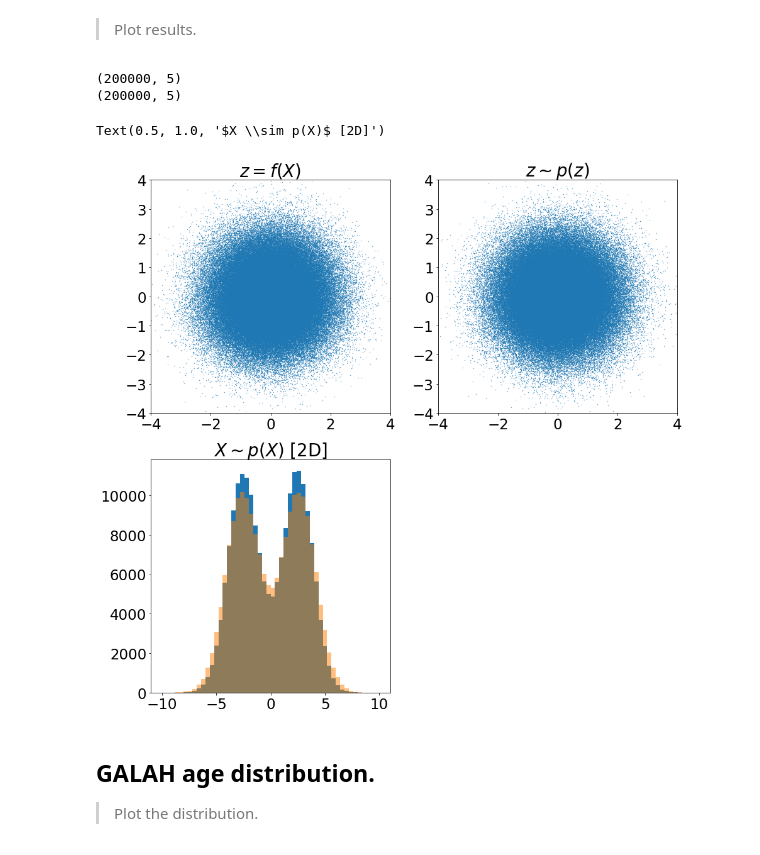
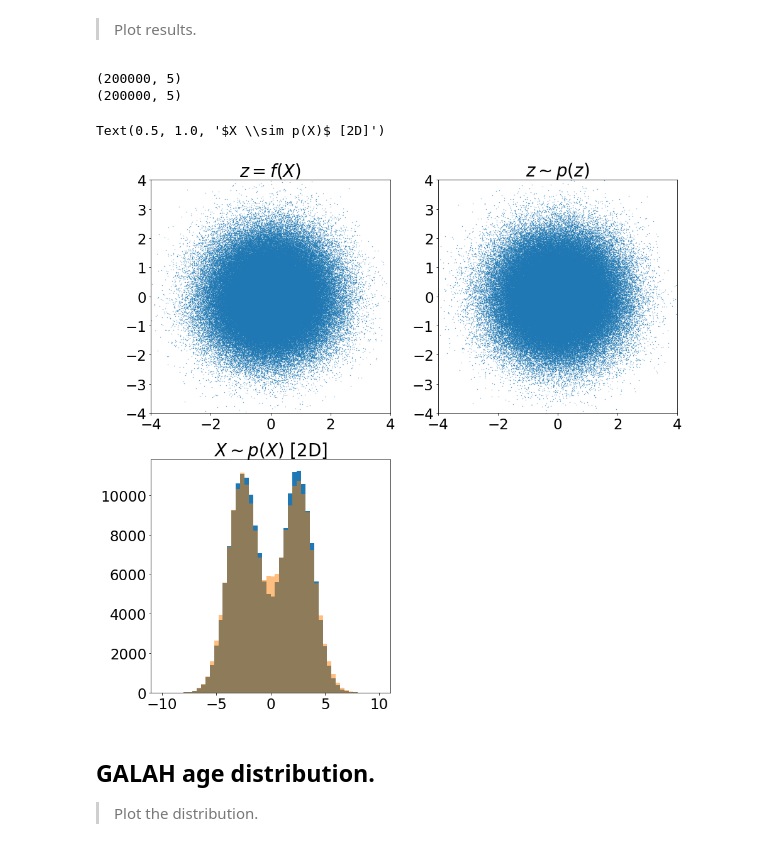
Before and after one commit to astrogilda/LSTM, a Jupyter notebook: RealNVP_Deconvolution.ipynb, the cells around one changed output. Saved outputs shown, nothing was run; the diff lists cells and outputs as text; code cells hidden in the pictures.

```diff
--- a/RealNVP_Deconvolution.ipynb
+++ b/RealNVP_Deconvolution.ipynb
@@ -187,36 +187,36 @@ plt.figure(figsize=[15,15]);
 
 # the latent space
 temp = np.load("../real_nvp_deconvolution_results.npz")
 z = temp["z1"]
 print(z.shape)
 plt.subplot(221)
 plt.xlim([-4,4])
 plt.ylim([-4,4])
 plt.scatter(z[:, 0], z[:, 1], s=0.1)
 plt.title(r'$z = f(X)$')
 
 z = temp["z2"]
 print(z.shape)
 plt.subplot(222)
 plt.xlim([-4,4])
 plt.ylim([-4,4])
 plt.scatter(z[:, 0], z[:, 1], s=0.1)
 plt.title(r'$z \sim p(z)$')
 
 #-----------------------------------------------------------------------------------------
 # the 2D feature space
 x1 = temp["x1"]
 x2 = temp["x2"]
 plt.subplot(223)
 plt.hist(x1[:, 2], bins=50, range=[-10,10])
-#plt.hist(x2[:, 2], bins=50, alpha=0.5, range=[-10,10])
-plt.hist(x2[:, 2]+np.random.normal(size=x2[:,0].shape), bins=50, alpha=0.5, range=[-10,10])
+plt.hist(x2[:, 2], bins=50, alpha=0.5, range=[-10,10])
+#plt.hist(x2[:, 2]+np.random.normal(size=x2[:,0].shape), bins=50, alpha=0.5, range=[-10,10])
 plt.title(r'$X \sim p(X)$ [2D]')
 # %% [output]
 (200000, 5)
 (200000, 5)
 Text(0.5, 1.0, '$X \\sim p(X)$ [2D]')
-[figure, old version]
+[figure, new version]
 # %% [markdown]
 ## GALAH age distribution.
 
```
Also changed, not shown: 1 other file.
